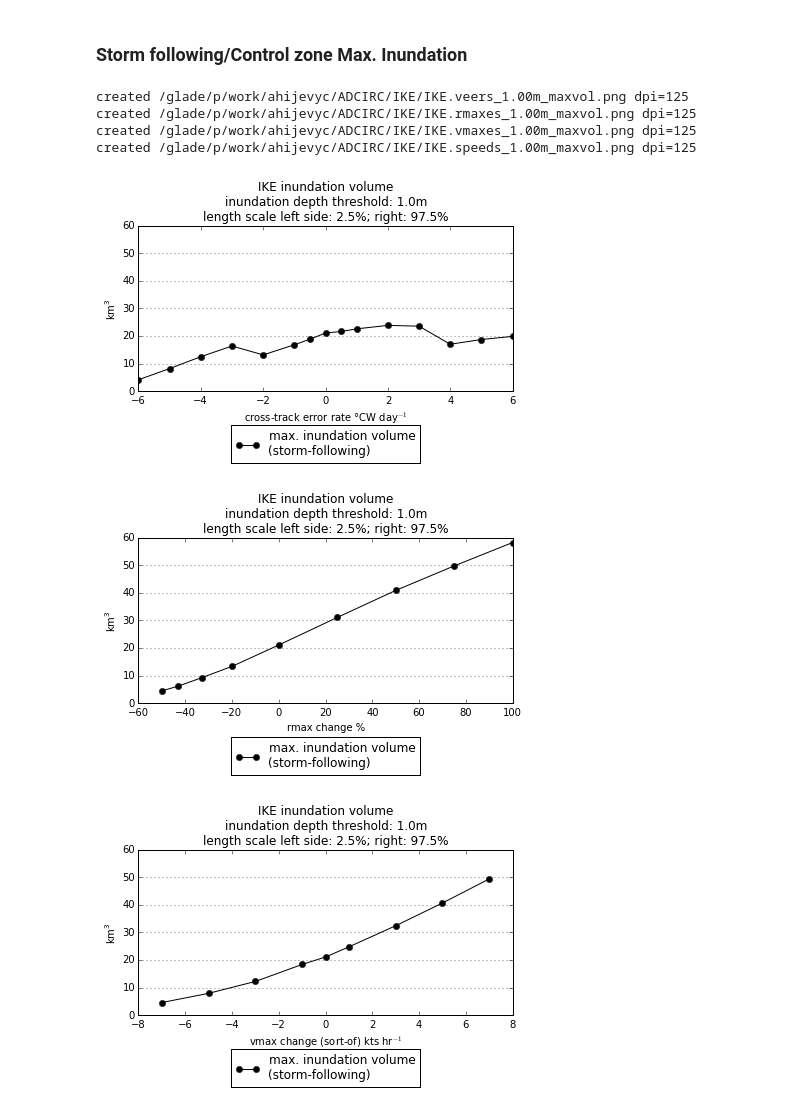
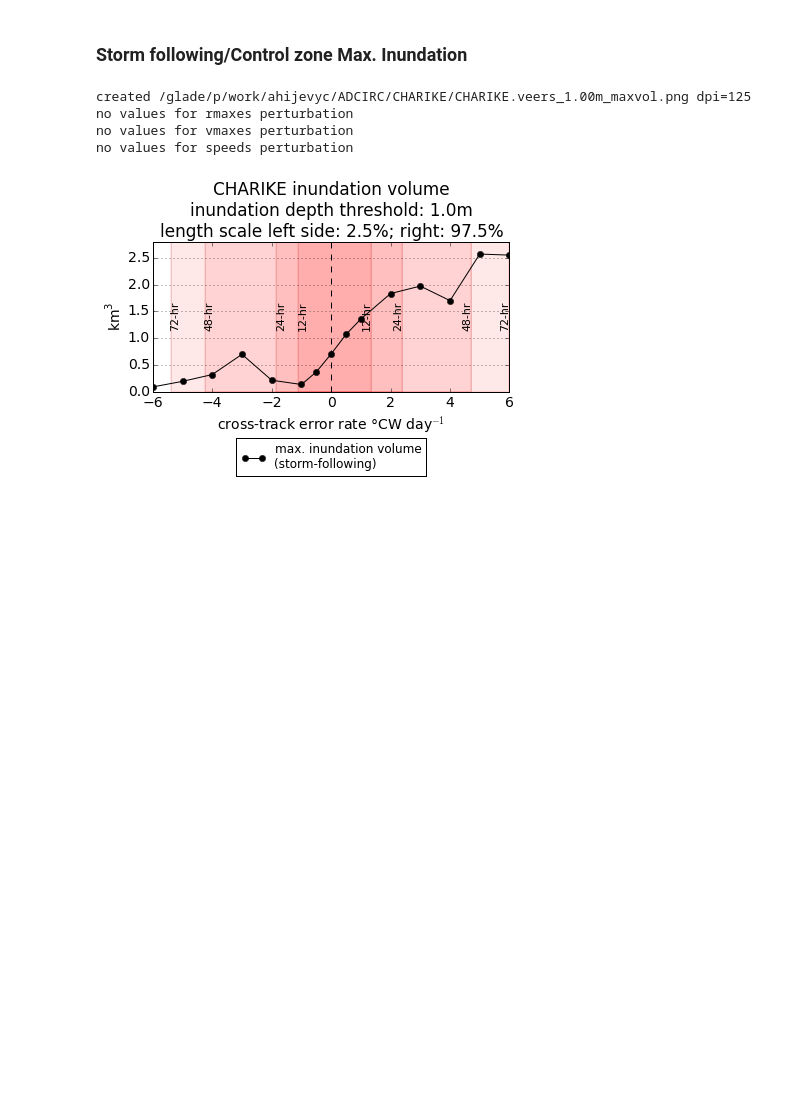
Before and after one commit to ahijevyc/ADCIRC, a Jupyter notebook: CHARIKE.ipynb, the cells around one changed output. Saved outputs shown, nothing was run; the diff lists cells and outputs as text; code cells hidden in the pictures; blank space fills up the shorter version.

```diff
--- a/CHARIKE.ipynb
+++ b/CHARIKE.ipynb
@@ -532,9 +551,13 @@ for perturbation in [veers, vmaxes, rmaxes, speeds]:
     if perturbation.storm.name == 'IKE': ax.set_ylim(0,650)
     plt.title(perturbation.title)
     ax.yaxis.grid()
-    legend = plt.legend(loc='best')
+    legend = plt.legend(loc='best', fontsize=12)
     plt.xlabel(perturbation.xlabel)
     plt.axvline(x=0, linestyle='dashed', color='black')
+    if perturbation.name == 'veers':
+        track_forecast_err_boxes(ax)
+
+
     status = mysavfig(perturbation.storm.basedir+perturbation.storm.name+'.'+perturbation.name+'_'+perturbation.Ithresh+'_length_scale.png',dpi=225)
 # %% [output]
 created /glade/p/work/ahijevyc/ADCIRC/CHARIKE/CHARIKE.veers_1.00m_length_scale.png dpi=225
@@ -558,9 +581,13 @@ for perturbation in [veers, vmaxes, rmaxes, speeds]:
     ax.yaxis.grid()
     ax.set_ylim(0,2000)
     if perturbation.storm.name == 'IKE': ax.set_ylim(0,18000)
-    legend = plt.legend(loc='best')
+    legend = plt.legend(loc='best', fontsize=12)
     plt.xlabel(perturbation.xlabel)
     plt.axvline(x=0, linestyle='dashed', color='black')
+    if perturbation.name == 'veers':
+        track_forecast_err_boxes(ax)
+
+
     status = mysavfig(perturbation.storm.basedir+perturbation.storm.name+'.'+perturbation.name+'_'+perturbation.Ithresh+'_area.png',dpi=225)
 # %% [output]
 created /glade/p/work/ahijevyc/ADCIRC/CHARIKE/CHARIKE.veers_1.00m_area.png dpi=225
@@ -583,9 +610,12 @@ for perturbation in [veers, vmaxes, rmaxes, speeds]:
     plt.title(perturbation.title)
     ax.yaxis.grid()
     ax.set_ylim(1.2,3.8)
-    legend = plt.legend(loc='best')
+    legend = plt.legend(loc='best', fontsize=12)
     plt.xlabel(perturbation.xlabel)
     plt.axvline(x=0, linestyle='dashed', color='black')
+    if perturbation.name == 'veers':
+        track_forecast_err_boxes(ax)
+
     status = mysavfig(perturbation.storm.basedir+perturbation.storm.name+'.'+perturbation.name+'_'+perturbation.Ithresh+'_depth.png',dpi=225)
 # %% [output]
 created /glade/p/work/ahijevyc/ADCIRC/CHARIKE/CHARIKE.veers_1.00m_depth.png dpi=225
@@ -629,16 +659,20 @@ for perturbation in [veers, vmaxes, rmaxes, speeds]:
     # biasp, = plt.plot(perturbation.values,bias,label='multiplic. bias',marker='o')
     ax.set_xlabel(perturbation.xlabel)
     plt.axvline(x=0, linestyle='dashed', color='black')
+    if perturbation.name == 'veers':
+        track_forecast_err_boxes(ax)
+
+
     ax.yaxis.grid()
     ax.set_ylim(0,1.2)
-    ax.set_ylabel('correlation coeff squared ($\mathregular{r^2}$)')
+    ax.set_ylabel('correlation coeff squared\n($\mathregular{r^2}$)')
     ax2 = ax.twinx()
     ax2.set_ylim(0,1.2)
     ax2.set_ylabel('rmse [m]')
     rmsep, = ax2.plot(perturbation.values,rmse,label='rmse',marker='o',color='red')
 
     # put legend to the right of the current axis
-    plt.legend(handles=[r2p,rmsep],loc='center left', bbox_to_anchor=(1.13,0.5),fontsize=10)
+    plt.legend(handles=[r2p,rmsep],loc='center left', bbox_to_anchor=(1.15,0.5), fontsize=10)
 
     status = mysavfig(perturbation.storm.basedir+perturbation.name+'_'+perturbation.Ithresh+'_stats.png',dpi=225)
 # %% [output]
@@ -652,30 +686,31 @@ no values for speeds perturbation
 # %%
 for perturbation in [veers, rmaxes, vmaxes, speeds]:
     if len(perturbation.values) == 0:
         print "no values for "+perturbation.name+" perturbation"
         continue
 
     fig, ax = plt.subplots()
     plt.tight_layout(rect=(0.025,0.19,1,0.9))
 
     ax.plot(perturbation.values,perturbation.max_vol, color='black', marker='o',label='max. inundation volume\n(storm-following)')
     #ax.plot(perturbation.values,perturbation.max_vol_in_ctrl, marker='o',label='max. inundation volume\n(in control surge zone)')
     plt.ylabel('$\mathregular{km^3}$')
     plt.title(perturbation.title)
     ax.set_xlabel(perturbation.xlabel)
+    plt.axvline(x=0, linestyle='dashed', color='black')
+    if perturbation.name == 'veers':
+        track_forecast_err_boxes(ax)
     ax.yaxis.grid()
     ax.set_ylim(0,2.8)
     if perturbation.storm.name == 'IKE': ax.set_ylim(0,60.)
 
     # put legend to the right of the current axis
-    plt.legend(loc='upper center', bbox_to_anchor=(0.5,-0.17), ncol=2)
+    plt.legend(loc='upper center', bbox_to_anchor=(0.5,-0.27), ncol=2, fontsize=12)
 
     status = mysavfig(perturbation.storm.basedir+perturbation.storm.name+'.'+perturbation.name+'_'+perturbation.Ithresh+'_maxvol.png')
 # %% [output]
-created /glade/p/work/ahijevyc/ADCIRC/IKE/IKE.veers_1.00m_maxvol.png dpi=125
-created /glade/p/work/ahijevyc/ADCIRC/IKE/IKE.rmaxes_1.00m_maxvol.png dpi=125
-created /glade/p/work/ahijevyc/ADCIRC/IKE/IKE.vmaxes_1.00m_maxvol.png dpi=125
-created /glade/p/work/ahijevyc/ADCIRC/IKE/IKE.speeds_1.00m_maxvol.png dpi=125
+created /glade/p/work/ahijevyc/ADCIRC/CHARIKE/CHARIKE.veers_1.00m_maxvol.png dpi=125
+no values for rmaxes perturbation
+no values for vmaxes perturbation
+no values for speeds perturbation
-[figure, old version]
+[figure, new version]
-[figure, removed]
-[figure, removed]
```
Also changed, not shown: parts of 11 cells of this notebook.
